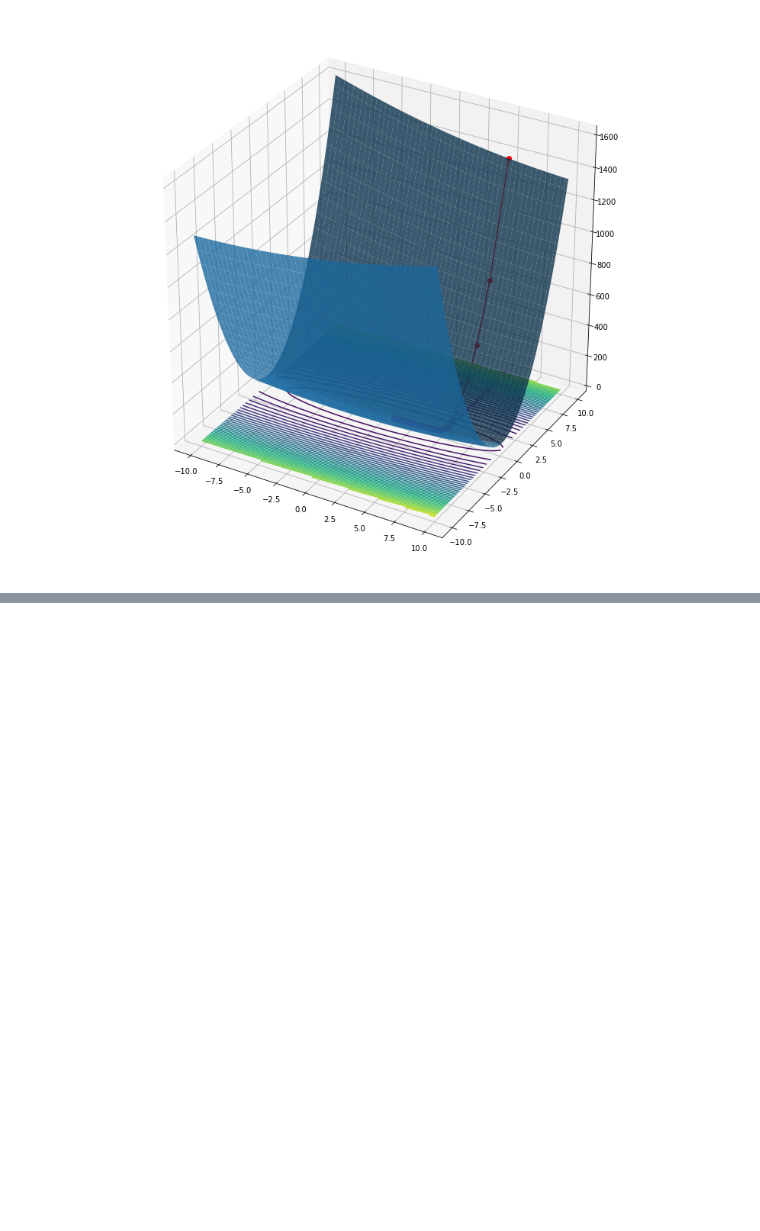
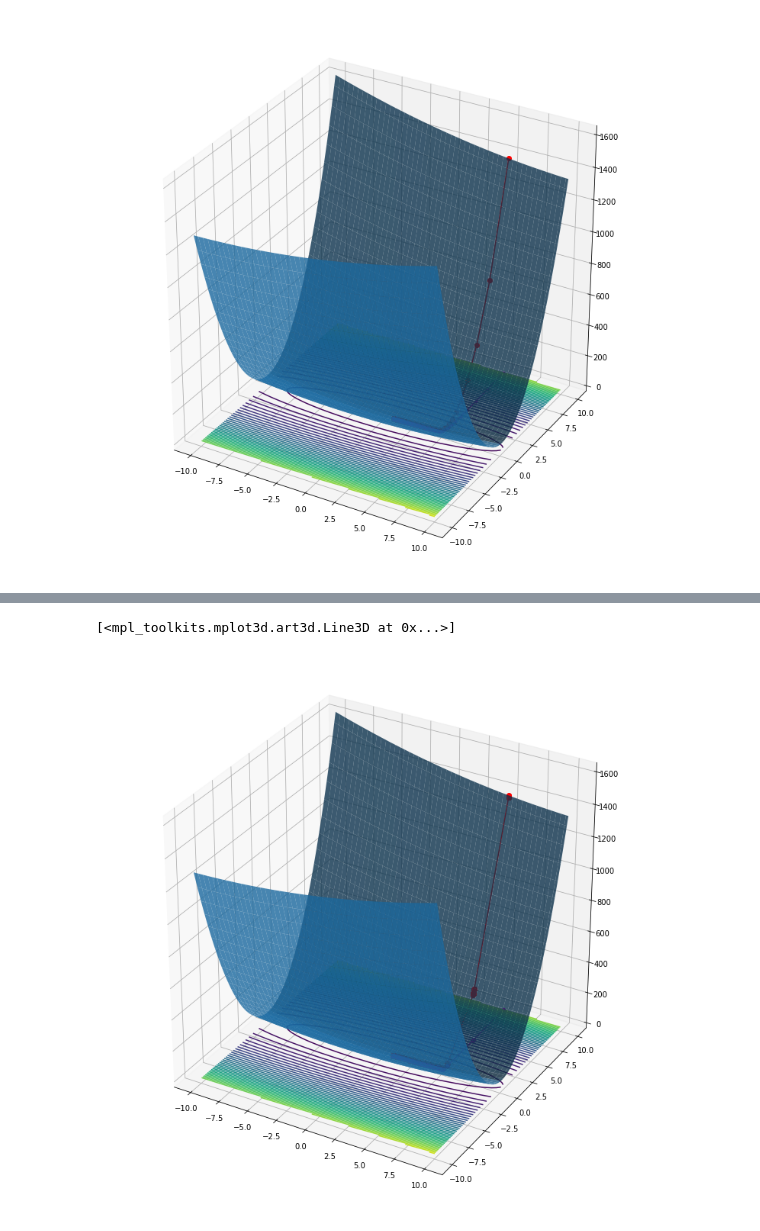
Before and after one commit to halynavs/gl-ml-basecamp, a Jupyter notebook: HW-1-with-abnormal-data-0.ipynb, the cells around one changed output, grey strips where cells are left out. Saved outputs shown, nothing was run; the diff lists cells and outputs as text; code cells hidden in the pictures; blank space fills up the shorter version.

```diff
--- a/HW-1-with-abnormal-data-0.ipynb
+++ b/HW-1-with-abnormal-data-0.ipynb
@@ -195,0 +248,10 @@ plt.plot(history[:,0], history[:,1],'m.-')
+# %%
+fig = plt.figure(figsize = (10,10))
+ax = Axes3D(fig)
+ax.plot_surface(K,L,Z = error, alpha = 0.8)
+ax.plot3D(history[:,0], history[:,1], cost, 'ro-')
+plt.contour(K,L,error,50, offset = 0)
+plt.plot(history[:,0], history[:,1],'m.-')
+# %% [output]
+[<mpl_toolkits.mplot3d.art3d.Line3D at 0x...>]
+[figure, added]
```
Also changed, not shown: parts of 11 cells of this notebook.
